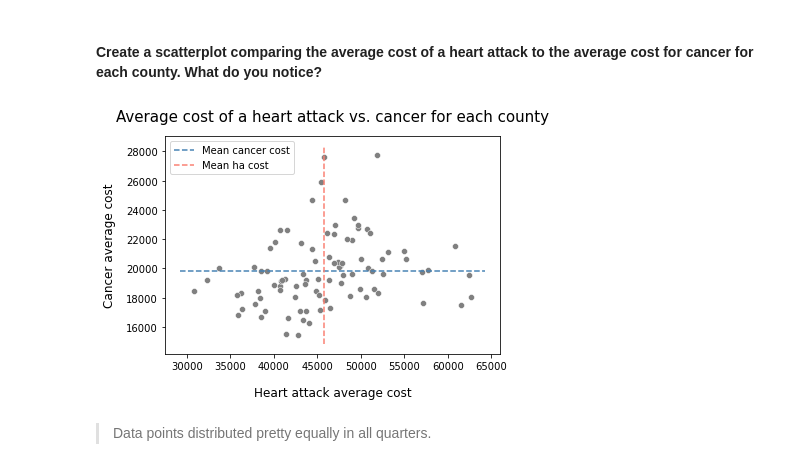
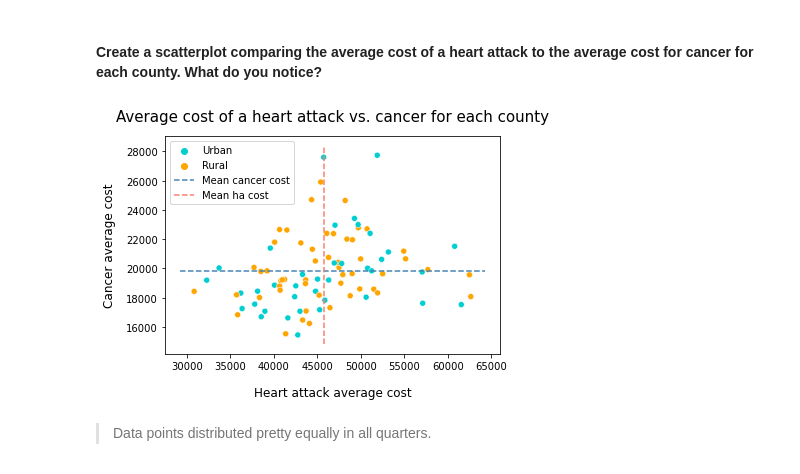
Before and after one commit to trinhlt2/data-science-essentials-3, a Jupyter notebook: notebooks/tn_med_helper_exploratory.ipynb, the cells around one changed output. Cells and saved outputs as stored; diff of their text form; code cells hidden in the pictures.

```diff
--- a/notebooks/tn_med_helper_exploratory.ipynb
+++ b/notebooks/tn_med_helper_exploratory.ipynb
@@ -414,17 +414,17 @@ tn_df=pd.merge(left=cancer_cost_df_TN_rename[['county','urban','cancer_avg_cost'
 # %% [markdown]
 #### Create a scatterplot comparing the average cost of a heart attack to the average cost for cancer for each county. What do you notice?
 # %%
-sns.scatterplot(data=tn_df, x='ha_avg_cost',y='cancer_avg_cost', color = 'grey')
+sns.scatterplot(data=tn_df, x='ha_avg_cost',y='cancer_avg_cost', hue = 'urban', palette = ['darkturquoise', 'orange'])
 plt.xlabel('Heart attack average cost',fontdict={'fontsize':12}, labelpad=15)
 plt.ylabel('Cancer average cost',fontdict={'fontsize':12}, labelpad=10)
 plt.title('Average cost of a heart attack vs. cancer for each county', fontdict={'fontsize':15}, pad=15)
 xmin, xmax = plt.xlim()
 plt.hlines(y = tn_df.cancer_avg_cost.mean() , xmin = xmin, xmax = xmax, linestyle = '--', label='Mean cancer cost', color = 'steelblue')
 ymin, ymax = plt.ylim()
 plt.vlines(x = tn_df.ha_avg_cost.mean() , ymin = ymin, ymax = ymax, linestyle = '--', label = 'Mean ha cost', color = 'salmon')
 plt.legend(loc = 'upper left', fontsize = 10);
 # %% [output]
-[figure, old version]
+[figure, new version]
 # %% [markdown]
 > Data points distributed pretty equally in all quarters.
 # %% [markdown]
```
Also changed, not shown: parts of 13 cells of this notebook, 5 other files.
